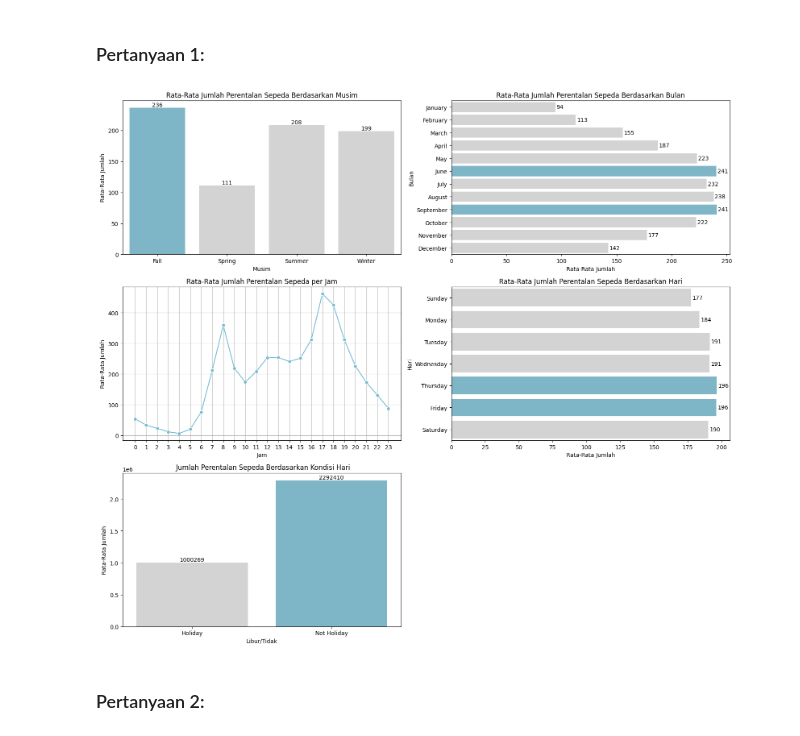
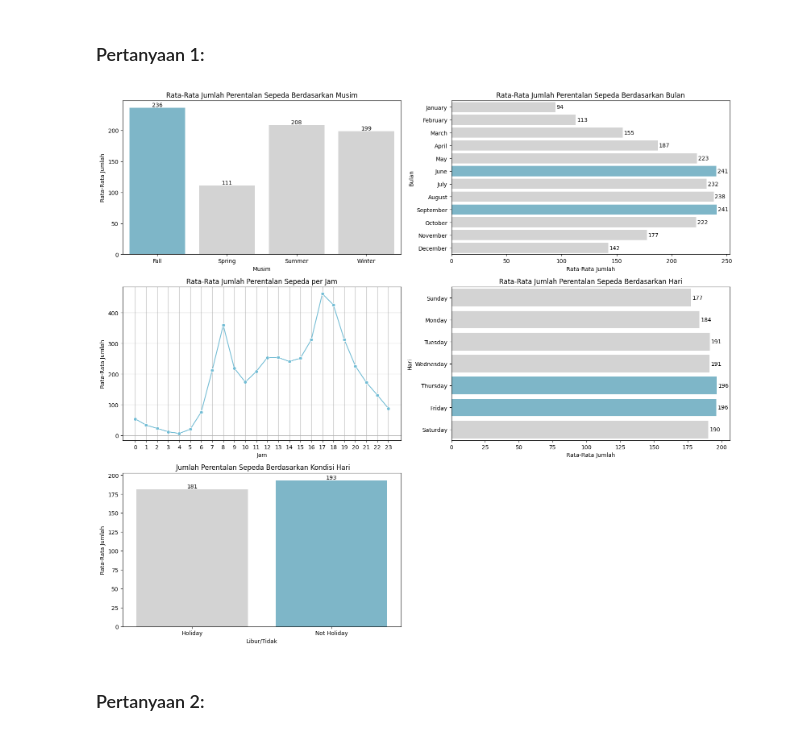
Before and after one commit to aljauzr/pad-submission-dicoding, a Jupyter notebook: notebook.ipynb, the cells around one changed output. Drawn from its saved outputs; the diff is of its cells as text; code cells hidden in the pictures.

```diff
--- a/notebook.ipynb
+++ b/notebook.ipynb
@@ -612,35 +611,35 @@ axs[1, 0].grid(True)
 
 # 4. Rata-Rata Jumlah Perentalan Sepeda Berdasarkan Hari
 mean_cnt_per_weekday = hour_df.groupby('weekday', observed=True)['cnt'].mean().reset_index()
 weekday_order = ["Sunday", "Monday", "Tuesday", "Wednesday", "Thursday", "Friday", "Saturday"]
 mean_cnt_per_weekday['weekday'] = pd.Categorical(mean_cnt_per_weekday['weekday'], categories=weekday_order, ordered=True)
 mean_cnt_per_weekday = mean_cnt_per_weekday.sort_values('weekday')
 colors = ["#D3D3D3", "#D3D3D3", "#D3D3D3", "#D3D3D3", "#72BCD4", "#72BCD4", "#D3D3D3"]
 sns.barplot(data=mean_cnt_per_weekday, y='weekday', x='cnt', palette=colors, hue='weekday', ax=axs[1, 1])
 for i, row in mean_cnt_per_weekday.iterrows():
     axs[1, 1].text(row['cnt'] + 1, row['weekday'], round(row['cnt']), va='center', color='black')
 axs[1, 1].set_title('Rata-Rata Jumlah Perentalan Sepeda Berdasarkan Hari')
 axs[1, 1].set_xlabel('Rata-Rata Jumlah')
 axs[1, 1].set_ylabel('Hari')
 
 # 5. Rata-Rata Jumlah Perentalan Sepeda Berdasarkan Kondisi Hari
-sum_cnt_per_workingday = hour_df.groupby('workingday')['cnt'].sum().reset_index()
+sum_cnt_per_workingday = hour_df.groupby('workingday')['cnt'].mean().reset_index()
 max_value = sum_cnt_per_workingday['cnt'].sum()
 colors = [ "#D3D3D3", "#72BCD4"]
 sns.barplot(data=sum_cnt_per_workingday, x='workingday', y='cnt', palette=colors, hue='workingday', legend=False, ax=axs[2, 0])
 for index, row in sum_cnt_per_workingday.iterrows():
     axs[2, 0].text(index, row['cnt'], round(row['cnt']), color='black', ha="center", va="bottom")
 axs[2, 0].set_title(' Jumlah Perentalan Sepeda Berdasarkan Kondisi Hari')
 axs[2, 0].set_xlabel('Libur/Tidak')
 axs[2, 0].set_ylabel('Rata-Rata Jumlah')
 
 # Kosongkan subplot terakhir
 axs[2, 1].axis('off')
 
 plt.tight_layout()
 plt.show()
 # %% [output]
-[figure, old version]
+[figure, new version]
 # %% [markdown]
 ### Pertanyaan 2:
 # %%
```
Also changed, not shown: parts of 5 cells of this notebook.
